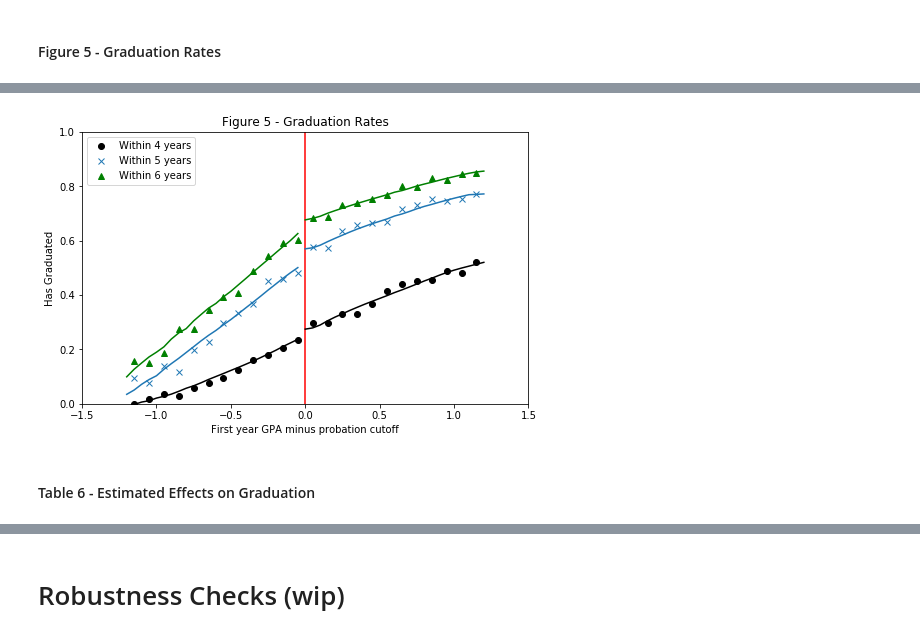
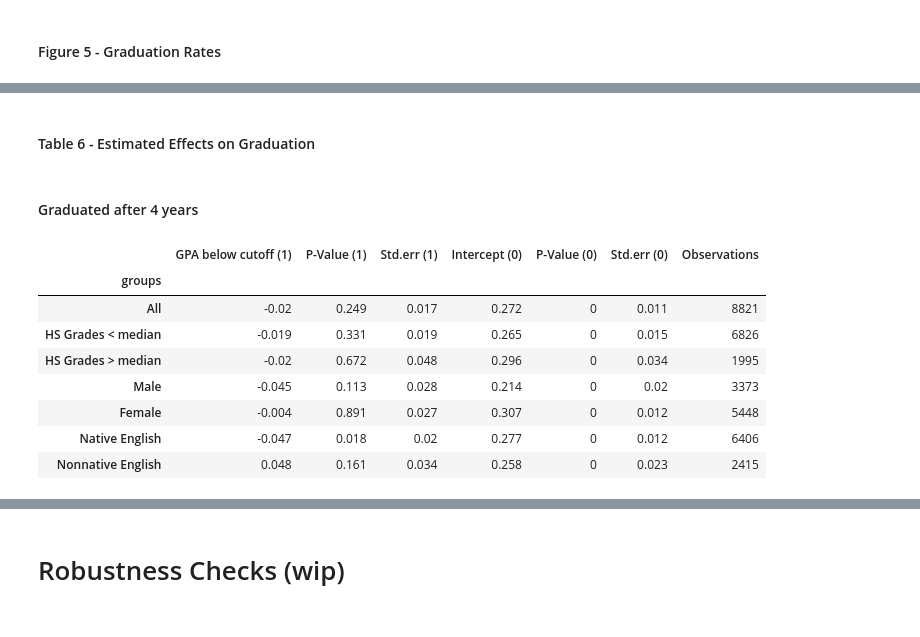
Before and after one commit to amageh/replication-performance-standards, a Jupyter notebook: project.ipynb, the cells around one changed output, grey strips where cells are left out. Drawn from its saved outputs; the diff is of its cells as text; code cells hidden in the pictures.

Commit message:
Adjusted formatting for table 6 again, added some text.

```diff
--- a/project.ipynb
+++ b/project.ipynb
@@ -483,6 +487,2 @@ predictions_fig5_gradin6 = create_predictions(data=sample12, outcome = 'gradin6'
-# %%
-plot_figure5(sample12, predictions_fig5_gradin4, predictions_fig5_gradin5, predictions_fig5_gradin6 )
-# %% [output]
-[figure, removed]
 # %% [markdown]
 #### Table 6 - Estimated Effects on Graduation
@@ -502,0 +489,15 @@ table6.columns = pd.MultiIndex.from_product([['Graduated after 4 years','Graduat
+# %% [markdown]
+#### Graduated after 4 years
+# %%
+table6 = create_table6(dictionary=groups_dict_06, keys=groups_dict_keys, regressors=regressors)
+table6.loc[:, 'Graduated after 4 years'].style.applymap(pvalue_5percent_red, subset=['P-Value (1)', 'P-Value (0)'])
+# %% [output]
+|  | GPA below cutoff (1) | P-Value (1) | Std.err (1) | Intercept (0) | P-Value (0) | Std.err (0) | Observations |
+| groups |  |  |  |  |  |  |  |
+| All | -0.02 | 0.249 | 0.017 | 0.272 | 0 | 0.011 | 8821 |
+| HS Grades < median | -0.019 | 0.331 | 0.019 | 0.265 | 0 | 0.015 | 6826 |
+| HS Grades > median | -0.02 | 0.672 | 0.048 | 0.296 | 0 | 0.034 | 1995 |
+| Male | -0.045 | 0.113 | 0.028 | 0.214 | 0 | 0.02 | 3373 |
+| Female | -0.004 | 0.891 | 0.027 | 0.307 | 0 | 0.012 | 5448 |
+| Native English | -0.047 | 0.018 | 0.02 | 0.277 | 0 | 0.012 | 6406 |
+| Nonnative English | 0.048 | 0.161 | 0.034 | 0.258 | 0 | 0.023 | 2415 |
```
Also changed, not shown: parts of 16 cells of this notebook, 1 other file.
